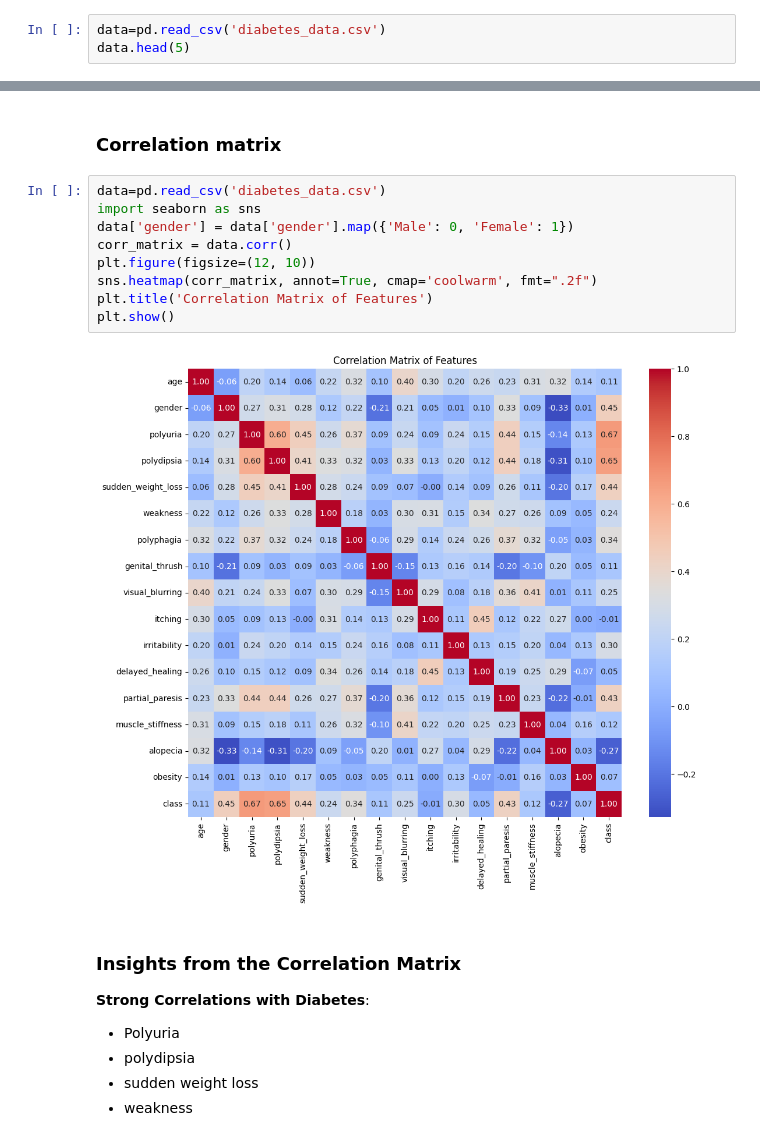
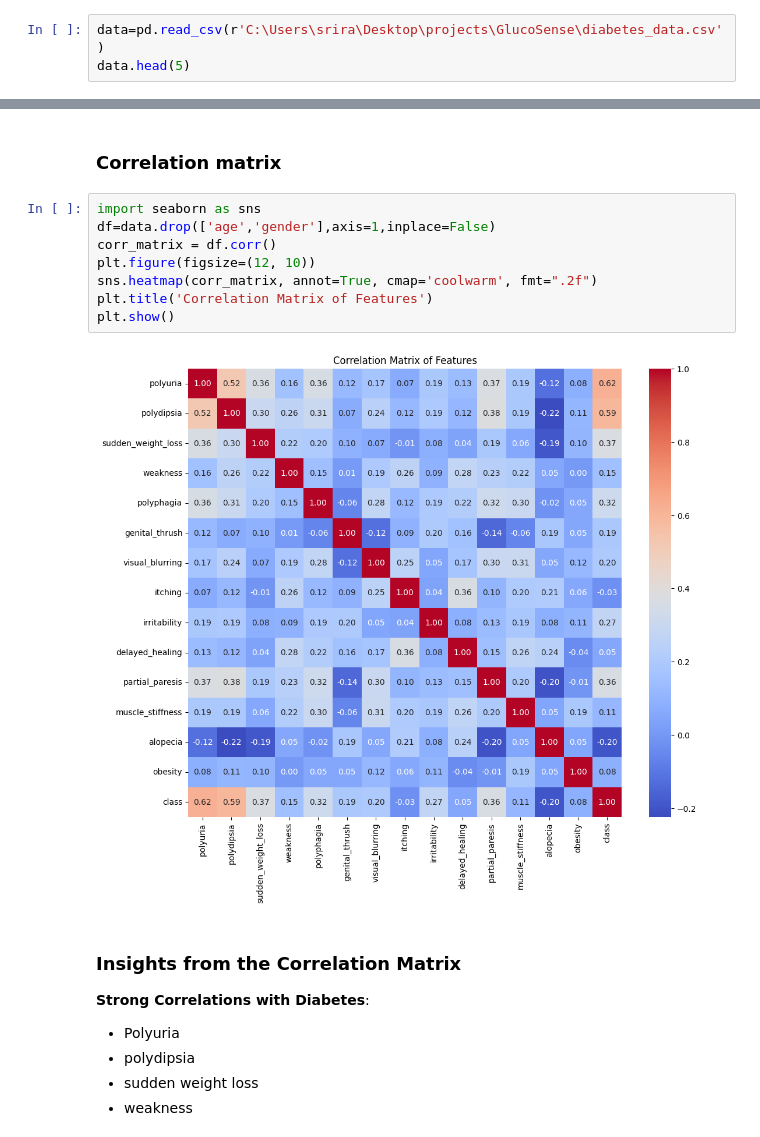
Before and after one commit to Sriraj-Penjerla/Sriraj-GlucoSense-Infy-Nov24, a Jupyter notebook: Glucosense_Infy.ipynb, the cells around one changed output, grey strips where cells are left out. Saved outputs shown, nothing was run; the diff lists cells and outputs as text.

```diff
--- a/Glucosense_Infy.ipynb
+++ b/Glucosense_Infy.ipynb
@@ -8,7 +8,7 @@ import matplotlib.pyplot as plt
 # %% [markdown]
 # Loading the data
 # %%
-data=pd.read_csv('diabetes_data.csv')
+data=pd.read_csv(r'C:\Users\srira\Desktop\projects\GlucoSense\diabetes_data.csv')
 data.head(5)
 # %% [output]
 |  | age | gender | polyuria | polydipsia | sudden_weight_loss | weakness | polyphagia | genital_thrush | ... |
@@ -138,16 +137,15 @@ plt.show()
 # %% [markdown]
 ### Correlation matrix
 # %%
-data=pd.read_csv('diabetes_data.csv')
 import seaborn as sns
-data['gender'] = data['gender'].map({'Male': 0, 'Female': 1})
-corr_matrix = data.corr()
+df=data.drop(['age','gender'],axis=1,inplace=False)
+corr_matrix = df.corr()
 plt.figure(figsize=(12, 10))
 sns.heatmap(corr_matrix, annot=True, cmap='coolwarm', fmt=".2f")
 plt.title('Correlation Matrix of Features')
 plt.show()
 # %% [output]
-[figure, old version]
+[figure, new version]
 # %% [markdown]
 ### **Insights from the Correlation Matrix**
 
```
Also changed, not shown: parts of 31 cells of this notebook.
